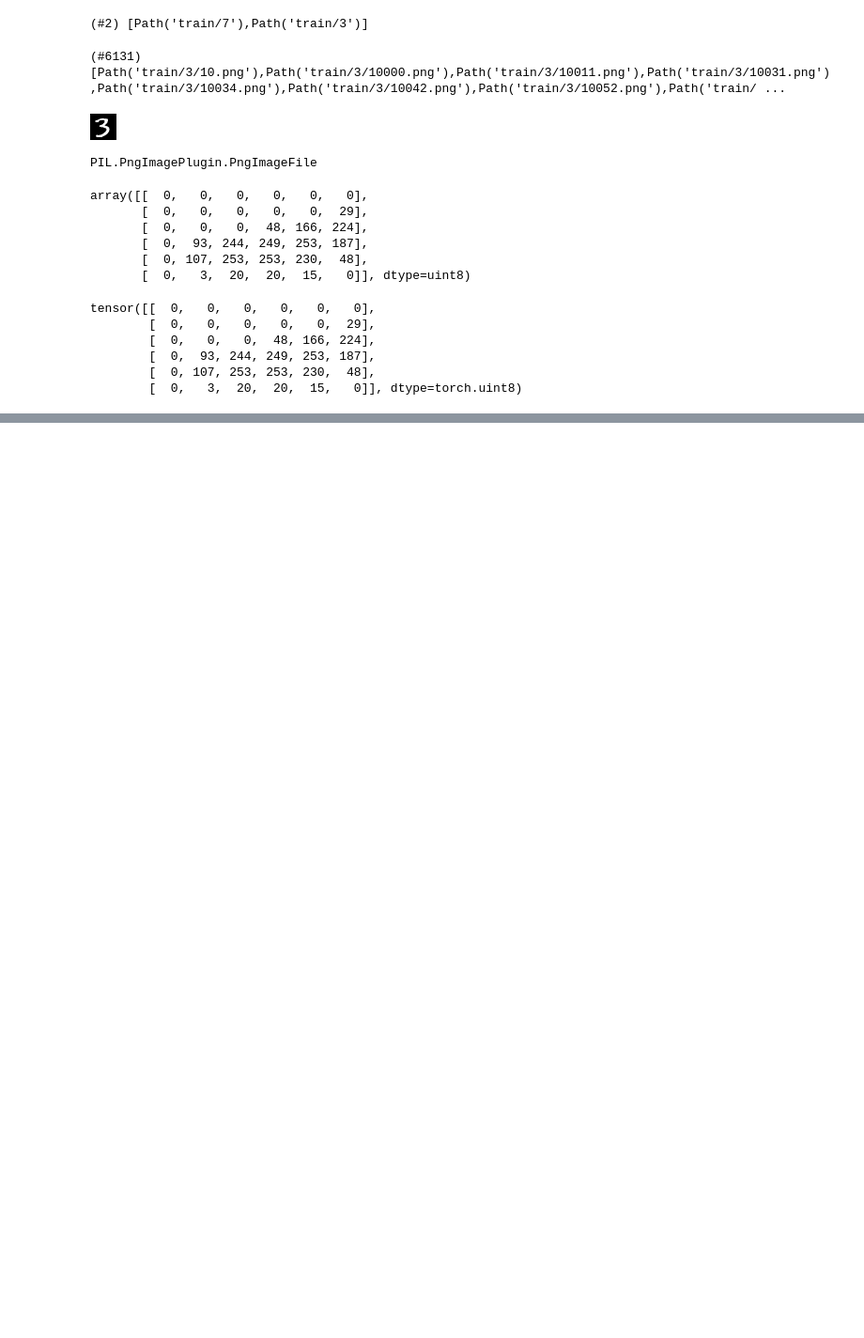
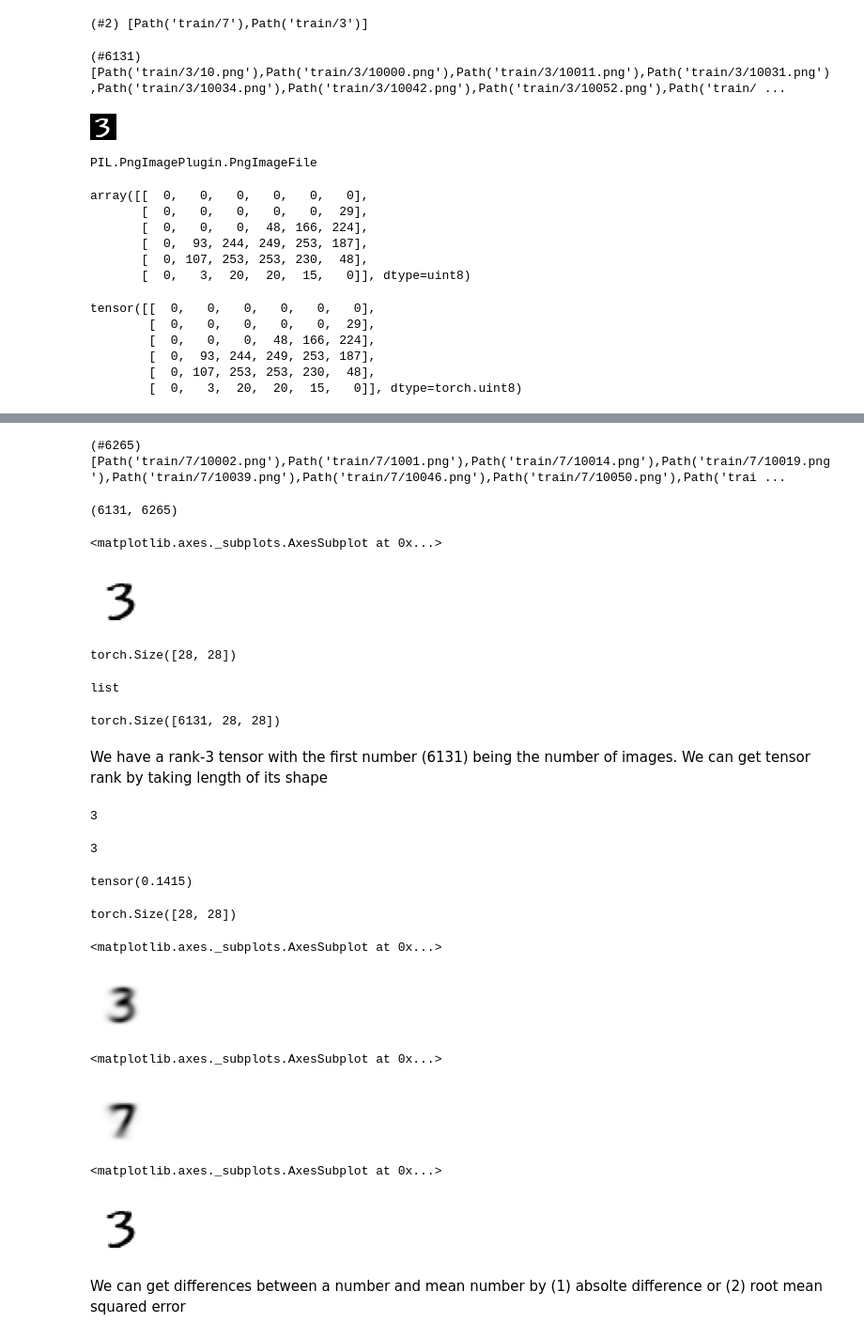
Before and after one commit to bwbelljr/fastaiv2, a Jupyter notebook: Lesson 3, part 2.ipynb, the cells around one changed output, grey strips where cells are left out. Shown at 94% size. Cells and saved outputs as stored; diff of their text form; code cells hidden in the pictures; blank space fills up the shorter version.

```diff
--- a/Lesson 3, part 2.ipynb
+++ b/Lesson 3, part 2.ipynb
@@ -97,0 +128,78 @@ tensor([[  0,   0,   0,   0,   0,   0],
+# %%
+# Let's generate a list of all of the sevens
+
+sevens
+# %% [output]
+(#6265) [Path('train/7/10002.png'),Path('train/7/1001.png'),Path('train/7/10014.png'),Path('train/7/10019.png'),Path('train/7/10039.png'),Path('train/7/10046.png'),Path('train/7/10050.png'),Path('trai ...
+# %%
+seven_tensors = [tensor(Image.open(o)) for o in sevens]
+three_tensors = [tensor(Image.open(o)) for o in threes]
+len(three_tensors), len(seven_tensors)
+# %% [output]
+(6131, 6265)
+# %%
+# using fastai's `show_image` function to display a tensor image
+show_image(three_tensors[1])
+# %% [output]
+<matplotlib.axes._subplots.AxesSubplot at 0x...>
+[figure, added]
+# %%
+# 28 x 28
+three_tensors[1].shape
+# %% [output]
+torch.Size([28, 28])
+# %%
+type(three_tensors)
+# %% [output]
+list
+# %%
+# Turn list into a tensor
+
+# When working with floats, we divide by 255. We normalize [0,1]
+stacked_sevens = torch.stack(seven_tensors).float()/255
+stacked_threes = torch.stack(three_tensors).float()/255
+stacked_threes.shape
+# %% [output]
+torch.Size([6131, 28, 28])
+# %% [markdown]
+We have a rank-3 tensor with the first number (6131) being the number of images. We can get tensor rank by taking length of its shape
+# %%
+len(stacked_threes.shape)
+# %% [output]
+3
+# %%
+stacked_threes.ndim
+# %% [output]
+3
+# %%
+# Returns a single number
+# Average pixel values across the whole rank-3 tensor
+stacked_threes.mean()
+# %% [output]
+tensor(0.1415)
+# %%
+# .mean(0) takes the mean over axis=0
+stacked_threes.mean(0).shape
+# %% [output]
+torch.Size([28, 28])
+# %%
+mean3 = stacked_threes.mean(0)
+show_image(mean3)
+# %% [output]
+<matplotlib.axes._subplots.AxesSubplot at 0x...>
+[figure, added]
+# %%
+mean7 = stacked_sevens.mean(0)
+show_image(mean7)
+# %% [output]
+<matplotlib.axes._subplots.AxesSubplot at 0x...>
+[figure, added]
+# %%
+# Now, let's just grab any 3
+a_3 = stacked_threes[1]
+show_image(a_3)
+# %% [output]
+<matplotlib.axes._subplots.AxesSubplot at 0x...>
+[figure, added]
+# %% [markdown]
+We can get differences between a number and mean number by (1) absolte difference or (2) root mean squared error
```
Also changed, not shown: parts of 63 cells of this notebook.
